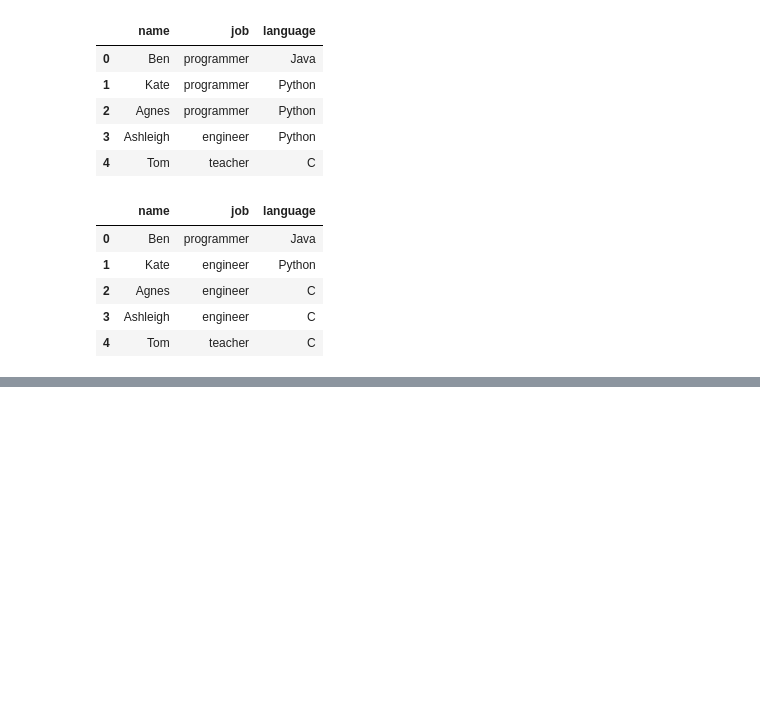
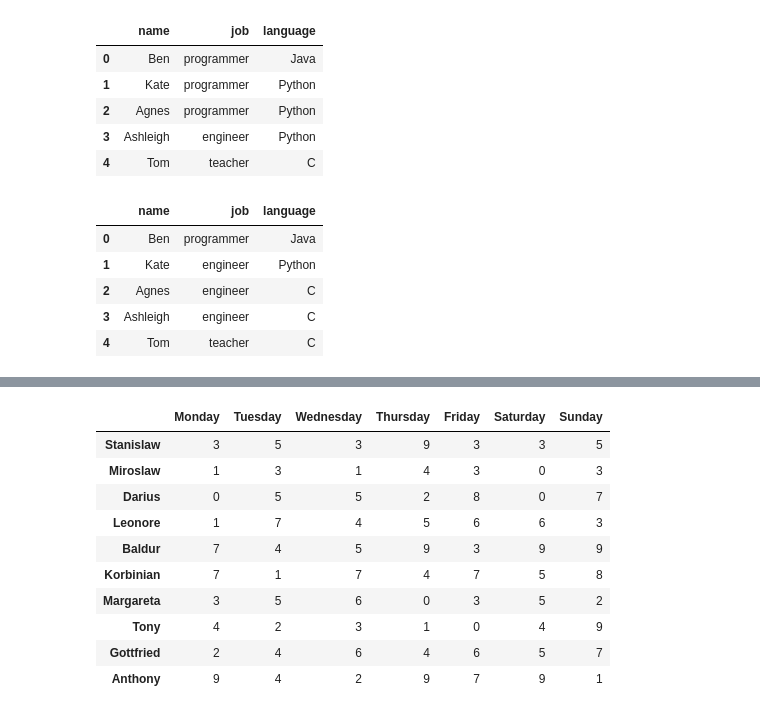
Before and after one commit to alfred-ojuku/Pandas-Tutorials-for-Data-Analysis, a Jupyter notebook: Pandas.ipynb, the cells around one changed output, grey strips where cells are left out. Drawn from its saved outputs; the diff is of its cells as text; code cells hidden in the pictures; blank space fills up the shorter version.

```diff
--- a/Pandas.ipynb
+++ b/Pandas.ipynb
@@ -1207,0 +1353,33 @@ df.replace(['NN', 'LN'], value=None, method='bfill')
+# %%
+from faker import Faker
+import numpy as np
+from itertools import chain
+
+fake = Faker('de_DE')
+
+number_of_names = 10
+names = []
+
+for _ in range(number_of_names):
+       names.append(fake.first_name())
+data = {}
+workday = ("Monday", "Tuesday", "Wednesday", "Thursday", "Friday")
+weekend = ("Saturday", "Sunday")
+
+for day in chain(workweek, weekend):
+    data[day] = np.random.randint(0, 10, (number_of_names,))
+
+df = pd.DataFrame(data, index=names)
+df
+# %% [output]
+|  | Monday | Tuesday | Wednesday | Thursday | Friday | Saturday | Sunday |
+| Stanislaw | 3 | 5 | 3 | 9 | 3 | 3 | 5 |
+| Miroslaw | 1 | 3 | 1 | 4 | 3 | 0 | 3 |
+| Darius | 0 | 5 | 5 | 2 | 8 | 0 | 7 |
+| Leonore | 1 | 7 | 4 | 5 | 6 | 6 | 3 |
+| Baldur | 7 | 4 | 5 | 9 | 3 | 9 | 9 |
+| Korbinian | 7 | 1 | 7 | 4 | 7 | 5 | 8 |
+| Margareta | 3 | 5 | 6 | 0 | 3 | 5 | 2 |
+| Tony | 4 | 2 | 3 | 1 | 0 | 4 | 9 |
+| Gottfried | 2 | 4 | 6 | 4 | 6 | 5 | 7 |
+| Anthony | 9 | 4 | 2 | 9 | 7 | 9 | 1 |
```
Also changed, not shown: parts of 49 cells of this notebook, 7 other files.
